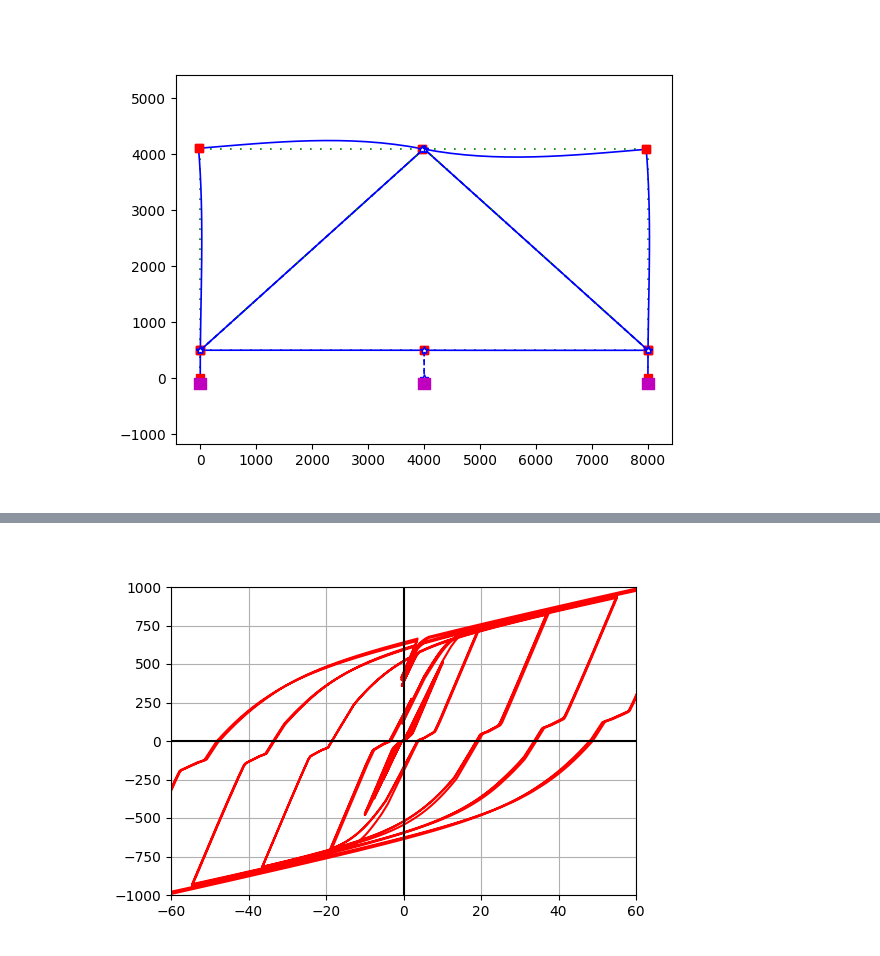
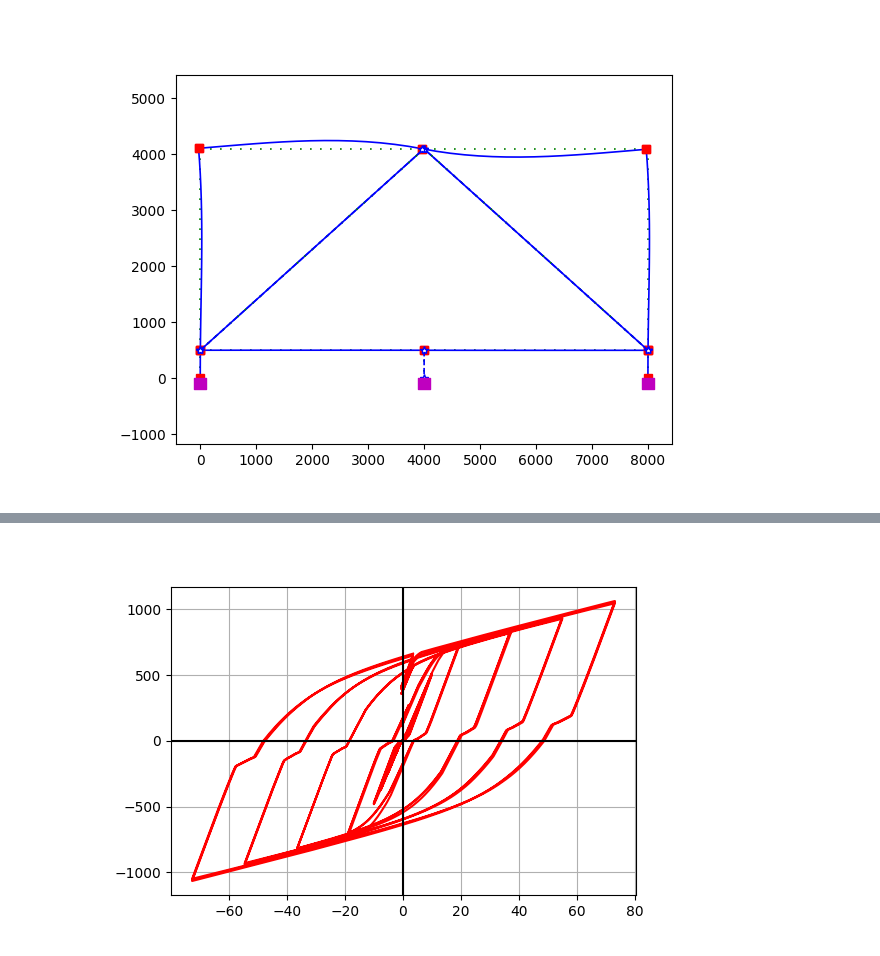
Before and after one commit to ashishthapaweb/buckling-restrained-braced-glulam-frames, a Jupyter notebook: BRBGFs.ipynb, the cells around one changed output, grey strips where cells are left out. Cells and saved outputs as stored; diff of their text form; code cells hidden in the pictures.

```diff
--- a/BRBGFs.ipynb
+++ b/BRBGFs.ipynb
@@ -271,15 +284,13 @@ Step 135: U=-72.6881 mm | Δ=72.6881 mm
 # %%
 # POST-PROCESSSING ANALYSIS RESULTS
 sum_of_rxns = np.sum(np.loadtxt('reactions.out'), axis=1) / -1000 # (converting to + and kN)
 rxn = sum_of_rxns.tolist()
 disp = np.loadtxt('node_3_disp.out').tolist()
 plt.figure(figsize=(6,4))
 plt.plot(disp, rxn, color='red')
 plt.grid(True)
 plt.axhline(0, color='k')
 plt.axvline(0, color='k')
-plt.xlim(-60, 60)
-plt.ylim(-1000, 1000)
 plt.show()
 # %% [output]
-[figure, old version]
+[figure, new version]
```
Also changed, not shown: parts of 4 cells of this notebook, 2 other files.
